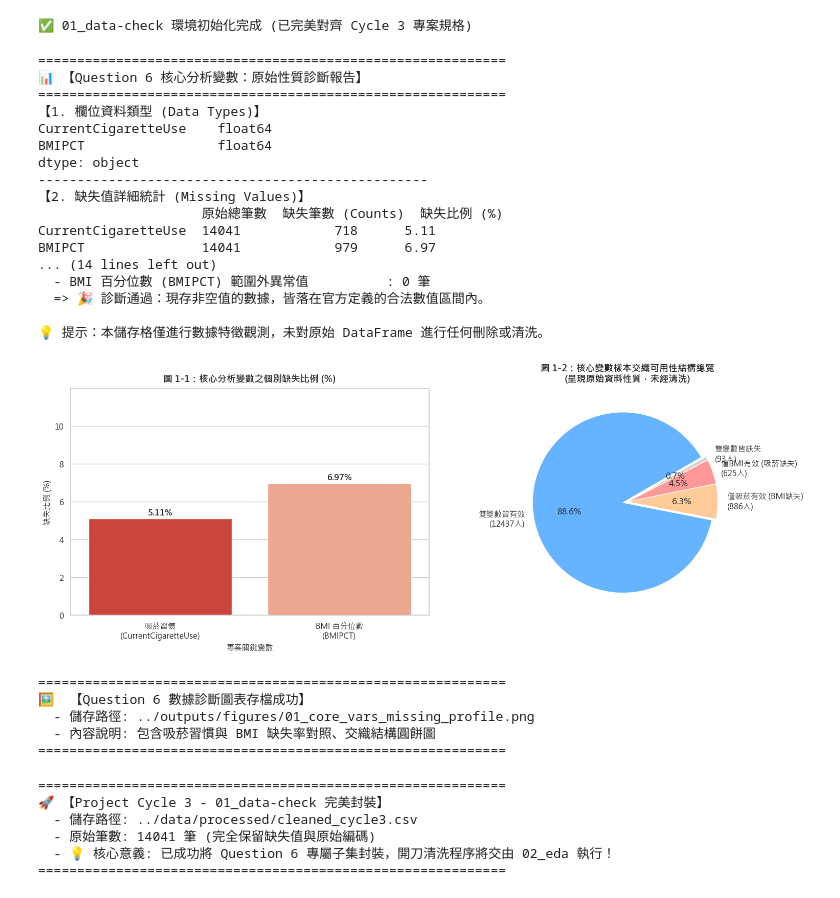
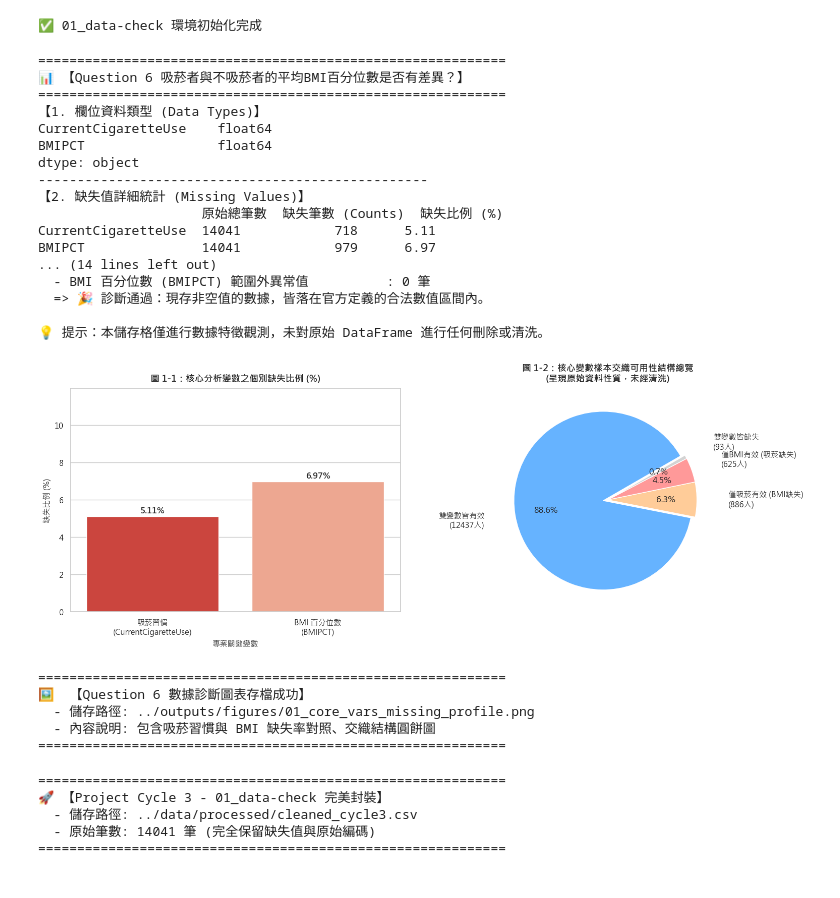
Before and after one commit to hung-cc/2026-Spring-Stat-2-Cycle-3, a Jupyter notebook: notebooks/01_data_check.ipynb, the cells around one changed output. Cells and saved outputs as stored; diff of their text form; code cells hidden in the pictures.

Commit message:
fix: adjust label and pct distance in pie chart to prevent overlapping text

```diff
--- a/notebooks/01_data_check.ipynb
+++ b/notebooks/01_data_check.ipynb
@@ -2,7 +2,7 @@
 import warnings
 import logging
 import os
-import platform  # 🚀 新增：用於跨平台系統偵測
+import platform
 
 # 1. 忽略 Python 一般警告訊息 (如 Pandas 的 SettingWithCopyWarning)
 warnings.filterwarnings('ignore')
@@ -15,7 +15,7 @@ import numpy as np
 import matplotlib.pyplot as plt
 import seaborn as sns
 
-# 3. 🚀 統一跨平台繁體中文顯示設定 (與 02_eda, 03_inference 完全同步)
+# 3. 顯示中文的設定
 def set_ch_font():
     system = platform.system()
     if system == "Windows":
@@ -30,16 +30,14 @@ sns.set_theme(style="whitegrid", font=plt.rcParams['font.sans-serif'])
 # 4. 設定 Pandas 顯示選項 (確保能完整檢視所有欄位)
 pd.set_option('display.max_columns', None)
 
-print("✅ 01_data-check 環境初始化完成 (已完美對齊 Cycle 3 專案規格)")
+print("✅ 01_data-check 環境初始化完成")
 # %% [output]
-✅ 01_data-check 環境初始化完成 (已完美對齊 Cycle 3 專案規格)
+✅ 01_data-check 環境初始化完成
 # %%
 import os
 import pandas as pd
 
-# =========================================================================
-# 0. 智慧防禦機制：確保 df 變數存在，防止 Kernel 斷線或重開導致 NameError
-# =========================================================================
+
 if 'df' not in locals():
     possible_paths = [
         '../data/raw/yrbs_2007.csv',
@@ -67,7 +65,7 @@ try:
     df_subset = df[target_cols].copy()
 
     print("=" * 60)
-    print("📊 【Question 6 核心分析變數：原始性質診斷報告】")
+    print("📊 【Question 6 吸菸者與不吸菸者的平均BMI百分位數是否有差異？】")
     print("=" * 60)
 
     # 1. 檢查變數資料類型 (Data Types)
@@ -110,7 +108,7 @@ except NameError:
     pass
 # %% [output]
 ============================================================
-📊 【Question 6 核心分析變數：原始性質診斷報告】
+📊 【Question 6 吸菸者與不吸菸者的平均BMI百分位數是否有差異？】
 ============================================================
 【1. 欄位資料類型 (Data Types)】
 CurrentCigaretteUse    float64
@@ -180,36 +178,39 @@ axes[0].set_ylim(0, max(missing_report['缺失比例 (%)']) + 5)
 for p in ax_bar.patches:
     ax_bar.annotate(f'{p.get_height():.2f}%',
                     (p.get_x() + p.get_width() / 2., p.get_height()),
                     ha='center', va='center', xytext=(0, 8),
                     textcoords='offset points', fontweight='bold')
 
 
 # --- (圖 B) 核心變數交織可用狀態結構 (Properties Profile) ---
 # 目的：呈現最真實的原始變數性質，看清雙變數在樣本個體上的分佈狀況
 status_labels = [
     f'雙變數皆有效\n({both_valid}人)',
     f'僅吸菸有效 (BMI缺失)\n({smoke_only}人)',
     f'僅BMI有效 (吸菸缺失)\n({bmi_only}人)',
     f'雙變數皆缺失\n({both_missing}人)'
 ]
 status_counts = [both_valid, smoke_only, bmi_only, both_missing]
 
 # 篩選掉計數為 0 的分類避免圖表異常
 plot_labels = [l for l, c in zip(status_labels, status_counts) if c > 0]
 plot_counts = [c for c in status_counts if c > 0]
 
 axes[1].pie(plot_counts, labels=plot_labels, autopct='%1.1f%%',
             colors=['#66b3ff', '#ffcc99', '#ff9999', '#d3d3d3'],
-            startangle=30, explode=[0.05] + [0] * (len(plot_counts) - 1))
+            startangle=30,
+            explode=[0.05] + [0] * (len(plot_counts) - 1),
+            labeldistance=1.35,
+            pctdistance=0.65)
 axes[1].set_title('圖 1-2：核心變數樣本交織可用性結構總覽\n(呈現原始資料性質，未經清洗)', fontsize=13, fontweight='bold', pad=10)
 
 # 優化整體佈局
 plt.tight_layout()
 
-# 將這組完美的 2-in-1 圖組指派給變數，尊重你下一格的調用設計
+#  2-in-1 圖組指派給變數
 fig_data_check_profile = plt.gcf()
 # %% [output]
-[figure, old version]
+[figure, new version]
 # %%
 import os
 import matplotlib.pyplot as plt
@@ -281,7 +282,6 @@ try:
     print(f"🚀 【Project Cycle 3 - 01_data-check 完美封裝】")
     print(f"  - 儲存路徑: {processed_path}")
     print(f"  - 原始筆數: {len(df_target_subset)} 筆 (完全保留缺失值與原始編碼)")
-    print(f"  - 💡 核心意義: 已成功將 Question 6 專屬子集封裝，開刀清洗程序將交由 02_eda 執行！")
     print("=" * 60)
 
 except NameError:
@@ -291,5 +291,4 @@ except NameError:
 🚀 【Project Cycle 3 - 01_data-check 完美封裝】
   - 儲存路徑: ../data/processed/cleaned_cycle3.csv
   - 原始筆數: 14041 筆 (完全保留缺失值與原始編碼)
-  - 💡 核心意義: 已成功將 Question 6 專屬子集封裝，開刀清洗程序將交由 02_eda 執行！
 ============================================================
```
